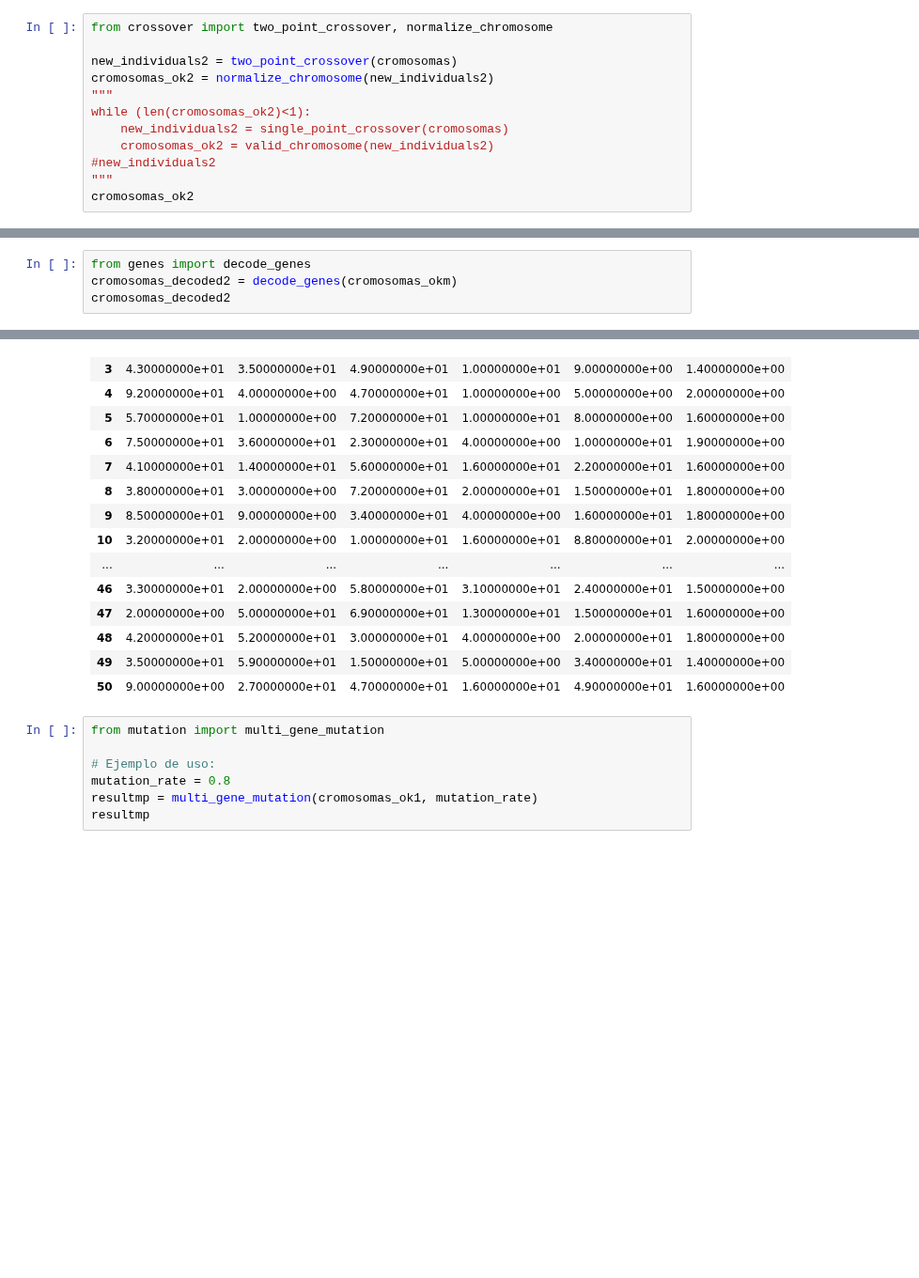
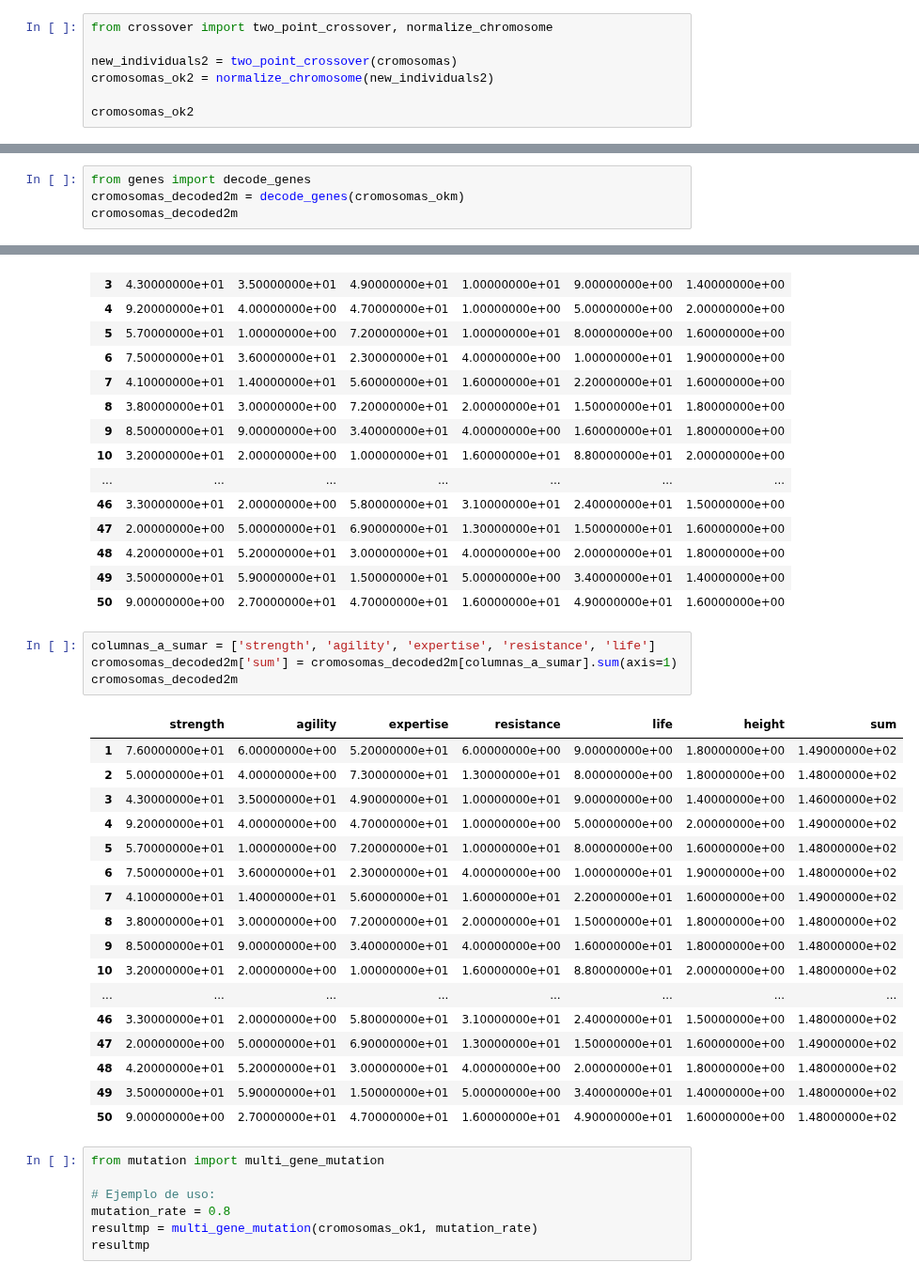
Before and after one commit to marianopm/sia-tp2, a Jupyter notebook: src/test.ipynb, the cells around one changed output, grey strips where cells are left out. Shown at 94% size. Saved outputs shown, nothing was run; the diff lists cells and outputs as text; blank space fills up the shorter version.

```diff
--- a/src/test.ipynb
+++ b/src/test.ipynb
@@ -189,12 +184,7 @@ from crossover import two_point_crossover, normalize_chromosome
 
 new_individuals2 = two_point_crossover(cromosomas)
 cromosomas_ok2 = normalize_chromosome(new_individuals2)
-"""
-while (len(cromosomas_ok2)<1):
-    new_individuals2 = single_point_crossover(cromosomas)
-    cromosomas_ok2 = valid_chromosome(new_individuals2)
-#new_individuals2
-"""
+
 cromosomas_ok2
 # %% [output]
 |  | strength | agility | expertise | resistance | life | height |
@@ -343,8 +314,8 @@ cromosomas_okm
 | 50 | 00001001 | 00011011 | 00101111 | 00010000 | 00110001 | 011 |
 # %%
 from genes import decode_genes
-cromosomas_decoded2 = decode_genes(cromosomas_okm)
-cromosomas_decoded2
+cromosomas_decoded2m = decode_genes(cromosomas_okm)
+cromosomas_decoded2m
 # %% [output]
 |  | strength | agility | expertise | resistance | life | height |
 | 1 | 7.60000000e+01 | 6.00000000e+00 | 5.20000000e+01 | 6.00000000e+00 | 9.00000000e+00 | 1.80000000e+00 |
@@ -363,6 +334,28 @@ cromosomas_decoded2
 | 48 | 4.20000000e+01 | 5.20000000e+01 | 3.00000000e+01 | 4.00000000e+00 | 2.00000000e+01 | 1.80000000e+00 |
 | 49 | 3.50000000e+01 | 5.90000000e+01 | 1.50000000e+01 | 5.00000000e+00 | 3.40000000e+01 | 1.40000000e+00 |
 | 50 | 9.00000000e+00 | 2.70000000e+01 | 4.70000000e+01 | 1.60000000e+01 | 4.90000000e+01 | 1.60000000e+00 |
+# %%
+columnas_a_sumar = ['strength', 'agility', 'expertise', 'resistance', 'life']
+cromosomas_decoded2m['sum'] = cromosomas_decoded2m[columnas_a_sumar].sum(axis=1)
+cromosomas_decoded2m
+# %% [output]
+|  | strength | agility | expertise | resistance | life | height | sum |
+| 1 | 7.60000000e+01 | 6.00000000e+00 | 5.20000000e+01 | 6.00000000e+00 | 9.00000000e+00 | 1.80000000e+00 | 1.49000000e+02 |
+| 2 | 5.00000000e+01 | 4.00000000e+00 | 7.30000000e+01 | 1.30000000e+01 | 8.00000000e+00 | 1.80000000e+00 | 1.48000000e+02 |
+| 3 | 4.30000000e+01 | 3.50000000e+01 | 4.90000000e+01 | 1.00000000e+01 | 9.00000000e+00 | 1.40000000e+00 | 1.46000000e+02 |
+| 4 | 9.20000000e+01 | 4.00000000e+00 | 4.70000000e+01 | 1.00000000e+00 | 5.00000000e+00 | 2.00000000e+00 | 1.49000000e+02 |
+| 5 | 5.70000000e+01 | 1.00000000e+00 | 7.20000000e+01 | 1.00000000e+01 | 8.00000000e+00 | 1.60000000e+00 | 1.48000000e+02 |
+| 6 | 7.50000000e+01 | 3.60000000e+01 | 2.30000000e+01 | 4.00000000e+00 | 1.00000000e+01 | 1.90000000e+00 | 1.48000000e+02 |
+| 7 | 4.10000000e+01 | 1.40000000e+01 | 5.60000000e+01 | 1.60000000e+01 | 2.20000000e+01 | 1.60000000e+00 | 1.49000000e+02 |
+| 8 | 3.80000000e+01 | 3.00000000e+00 | 7.20000000e+01 | 2.00000000e+01 | 1.50000000e+01 | 1.80000000e+00 | 1.48000000e+02 |
+| 9 | 8.50000000e+01 | 9.00000000e+00 | 3.40000000e+01 | 4.00000000e+00 | 1.60000000e+01 | 1.80000000e+00 | 1.48000000e+02 |
+| 10 | 3.20000000e+01 | 2.00000000e+00 | 1.00000000e+01 | 1.60000000e+01 | 8.80000000e+01 | 2.00000000e+00 | 1.48000000e+02 |
+| ... | ... | ... | ... | ... | ... | ... | ... |
+| 46 | 3.30000000e+01 | 2.00000000e+00 | 5.80000000e+01 | 3.10000000e+01 | 2.40000000e+01 | 1.50000000e+00 | 1.48000000e+02 |
+| 47 | 2.00000000e+00 | 5.00000000e+01 | 6.90000000e+01 | 1.30000000e+01 | 1.50000000e+01 | 1.60000000e+00 | 1.49000000e+02 |
+| 48 | 4.20000000e+01 | 5.20000000e+01 | 3.00000000e+01 | 4.00000000e+00 | 2.00000000e+01 | 1.80000000e+00 | 1.48000000e+02 |
+| 49 | 3.50000000e+01 | 5.90000000e+01 | 1.50000000e+01 | 5.00000000e+00 | 3.40000000e+01 | 1.40000000e+00 | 1.48000000e+02 |
+| 50 | 9.00000000e+00 | 2.70000000e+01 | 4.70000000e+01 | 1.60000000e+01 | 4.90000000e+01 | 1.60000000e+00 | 1.48000000e+02 |
 # %%
 from mutation import multi_gene_mutation
 
```
Also changed, not shown: parts of 3 cells of this notebook, 1 other file.
